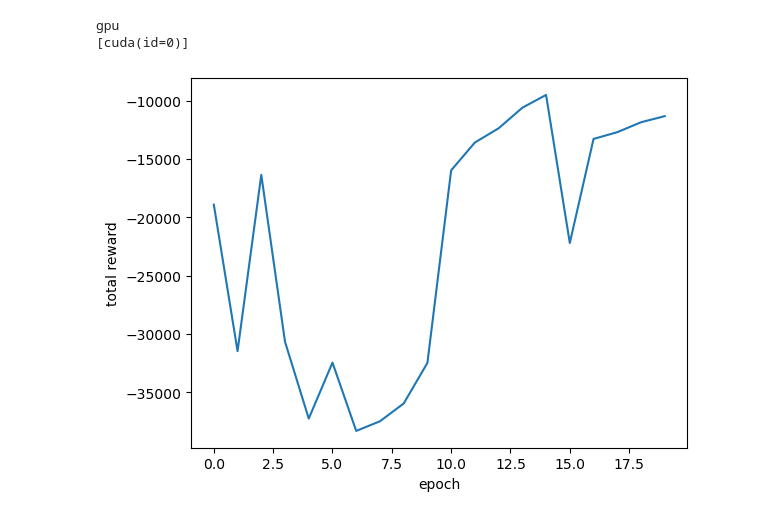
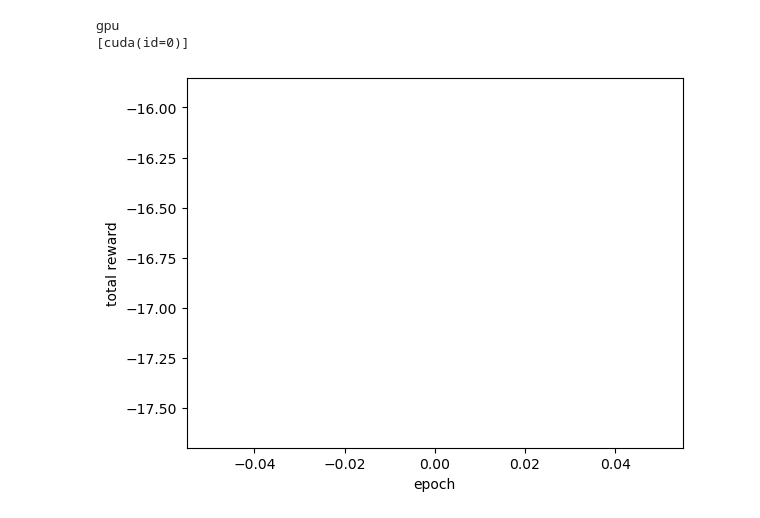
Before and after one commit to dcsteinhauser/HDS, a Jupyter notebook: run_PODS.ipynb, the cells around one changed output. Saved outputs shown, nothing was run; the diff lists cells and outputs as text; code cells hidden in the pictures.

Commit message:
VMAPPED GENERATE TRAJECTORY PARALLEL

```diff
--- a/run_PODS.ipynb
+++ b/run_PODS.ipynb
@@ -35,16 +35,16 @@ state = jax.jit(env.reset)(rng=jax.random.PRNGKey(seed=0))
 # %%
 
 def progress_f(x_data,y_data,epoch,reward):
     print(reward)
     x_data.append(epoch)
     y_data.append(reward)
     clear_output(wait=True)
     plt.xlabel('epoch')
     plt.ylabel('total reward')
     plt.plot(x_data, y_data)
     plt.show()
 
-# policy = train(env,trajectory_length=10 ,num_samples=16,epochs=100, inner_epochs=20, alpha_a=5e-4, init_learning_rate=1e-3, progress_fn=progress_f)
-policy = train(env,trajectory_length=50 ,num_samples=16,epochs=20, alpha_a=2e-5, progress_fn=progress_f)
+policy = train(env,trajectory_length=10 ,num_samples=16,epochs=100, inner_epochs=20, alpha_a=5e-4, init_learning_rate=1e-3, progress_fn=progress_f)
+# policy = train(env,trajectory_length=50 ,num_samples=16,epochs=20, alpha_a=2e-5, progress_fn=progress_f)
 # %% [output]
-[figure, old version]
+[figure, new version]
```
Also changed, not shown: parts of 2 cells of this notebook, 1 other file.
